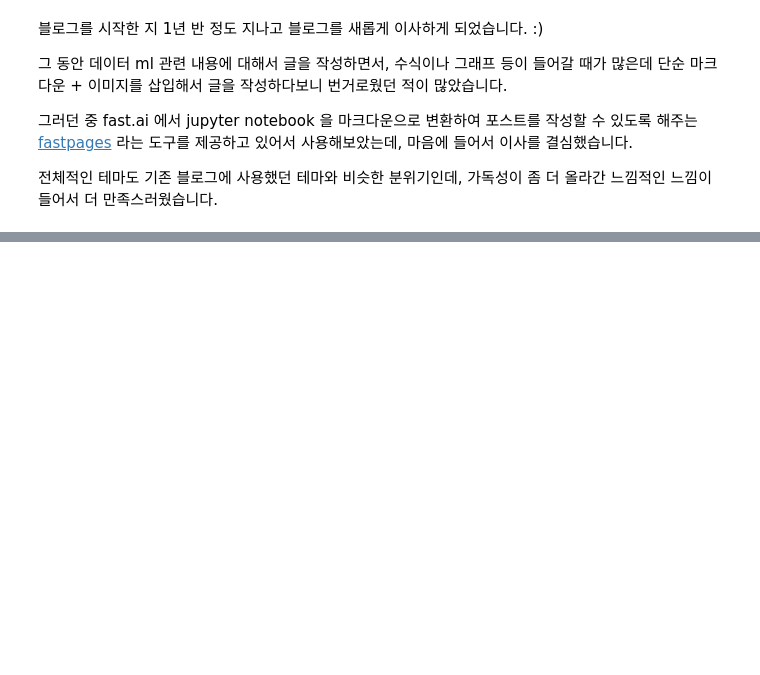
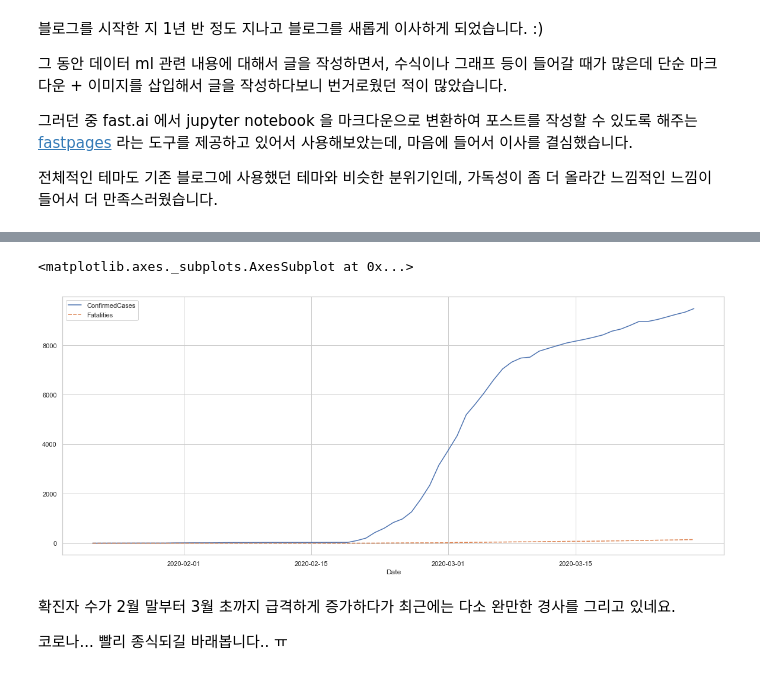
Before and after one commit to inahjeon/devlog, a Jupyter notebook: _notebooks/2020-03-29-devlog.ipynb, the cells around one changed output, grey strips where cells are left out. Cells and saved outputs as stored; diff of their text form; code cells hidden in the pictures; blank space fills up the shorter version.

Commit message:
Add corona dataset and Pipfile

```diff
--- a/_notebooks/2020-03-29-devlog.ipynb
+++ b/_notebooks/2020-03-29-devlog.ipynb
@@ -97,0 +94,9 @@ $$ \sum_{i=1}^\infty f(x) $$
+# %%
+import pandas as pd
+import seaborn as sns
+import matplotlib.pyplot as plt
+corona = pd.read_csv('../assets/data/corona.csv')
+korea_corona = corona[corona['Country_Region']=='Korea, South'][['Date', 'ConfirmedCases', 'Fatalities']]
+korea_corona['Date'] = pd.to_datetime(korea_corona['Date'])
+korea_corona = korea_corona.set_index('Date')
+korea_corona.tail()
@@ -97,0 +111,11 @@ $$ \sum_{i=1}^\infty f(x) $$
+# %%
+sns.set(style="whitegrid")
+fig, ax = plt.subplots(figsize=(20, 8))
+sns.lineplot(ax=ax, data=korea_corona)
+# %% [output]
+<matplotlib.axes._subplots.AxesSubplot at 0x...>
+[figure, added]
+# %% [markdown]
+확진자 수가 2월 말부터 3월 초까지 급격하게 증가하다가 최근에는 다소 완만한 경사를 그리고 있네요.
+
+코로나... 빨리 종식되길 바래봅니다.. ㅠ
```
Also changed, not shown: parts of 6 cells of this notebook, 5 other files.
